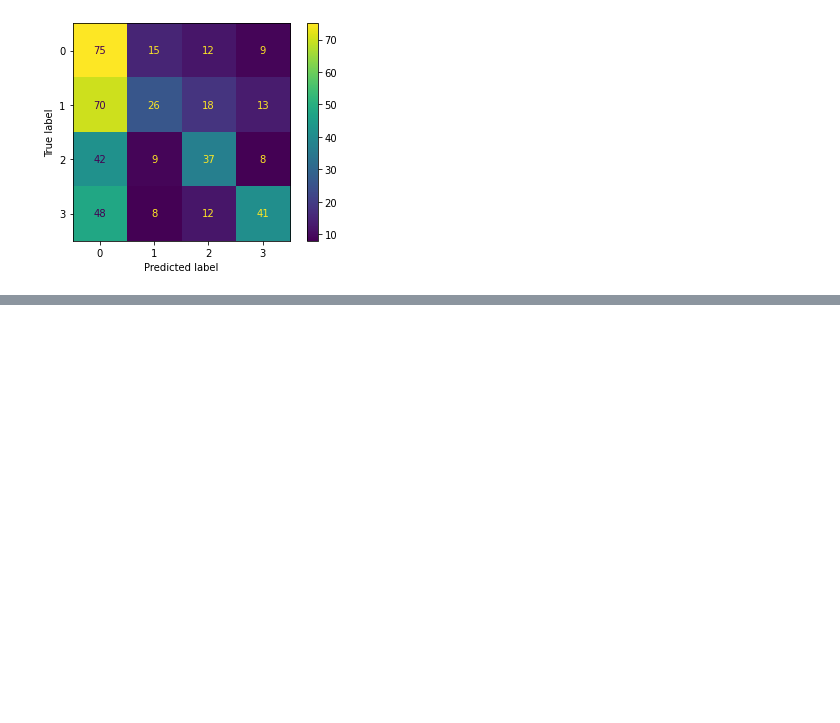
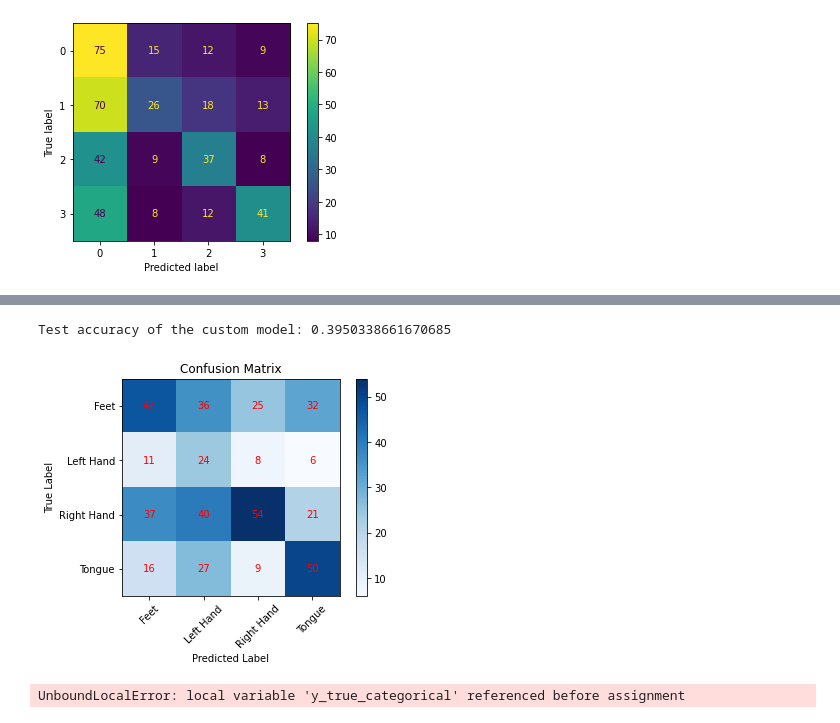
Before and after one commit to aaron68lee/Deep-Learning-EEG-BCI-Signal-Processing, a Jupyter notebook: EEG_ResNet_pretrained.ipynb, the cells around one changed output, grey strips where cells are left out. Drawn from its saved outputs; the diff is of its cells as text; code cells hidden in the pictures; blank space fills up the shorter version.

```diff
--- a/EEG_ResNet_pretrained.ipynb
+++ b/EEG_ResNet_pretrained.ipynb
@@ -1182,0 +1193,9 @@ NameError: name 'plot_confusion_matrix' is not defined
+# %%
+import importlib
+import EEG_utils
+
+# reload modules
+importlib.reload(EEG_utils)
+
+y_test_pred = model.predict(x_test)
+y_val_pred = model.predict(x_valid)
@@ -1182,0 +1205,21 @@ NameError: name 'plot_confusion_matrix' is not defined
+# %%
+import EEG_utils
+
+y_valid_categorical = np.argmax(y_valid, axis=1)
+y_val_pred_categorical = np.argmax(y_val_pred, axis=1)
+y_test_categorical = np.argmax(y_test, axis=1)
+
+y_test_pred_classes = np.argmax(y_test_pred, axis=1)
+true_labels = np.argmax(y_test, axis=1)
+
+## Testing
+
+score = model.evaluate(x_test, y_test_categorical, verbose=0)
+print('Test accuracy of the custom model:',score[1])
+
+confusion_matrix(y_test_pred_classes, true_labels)
+metrics_report(y_valid_categorical, y_val_pred_categorical, matrix_on=True, categorical=True, savefig=False, fig_path='../Gallery/metrics_report.png')
+# %% [output]
+Test accuracy of the custom model: 0.3950338661670685
+[figure, added]
+UnboundLocalError: local variable 'y_true_categorical' referenced before assignment
```
Also changed, not shown: parts of 8 cells of this notebook, 5 other files.
